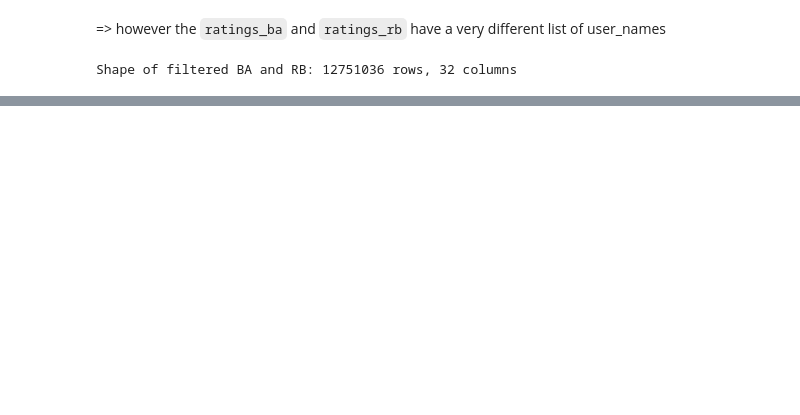
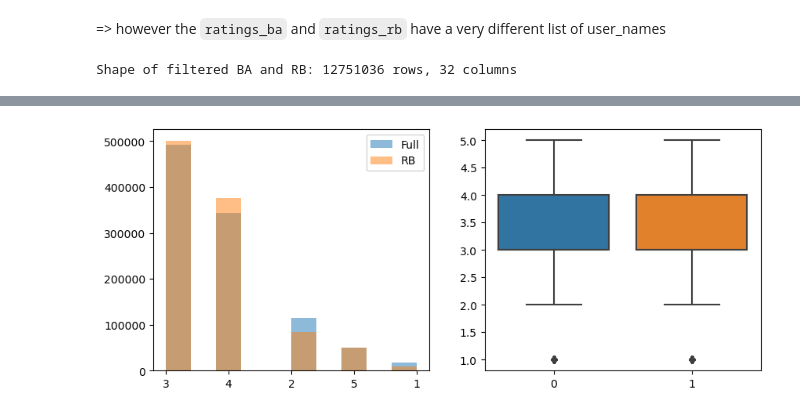
Before and after one commit to epfl-ada/ada-2023-project-riskybiscuits, a Jupyter notebook: example_notebook.ipynb, the cells around one changed output, grey strips where cells are left out. Saved outputs shown, nothing was run; the diff lists cells and outputs as text; code cells hidden in the pictures; blank space fills up the shorter version.

```diff
--- a/example_notebook.ipynb
+++ b/example_notebook.ipynb
@@ -215,0 +287,8 @@ print()
+# %%
+# Compare the ratings
+
+rating_col_full_sample = make_sample(full_ratings_rb, "palate")
+rating_col_rb = ratings_rb["palate"]
+make_plots(rating_col_full_sample, rating_col_rb)
+# %% [output]
+[figure, added]
```
Also changed, not shown: parts of 13 cells of this notebook.
